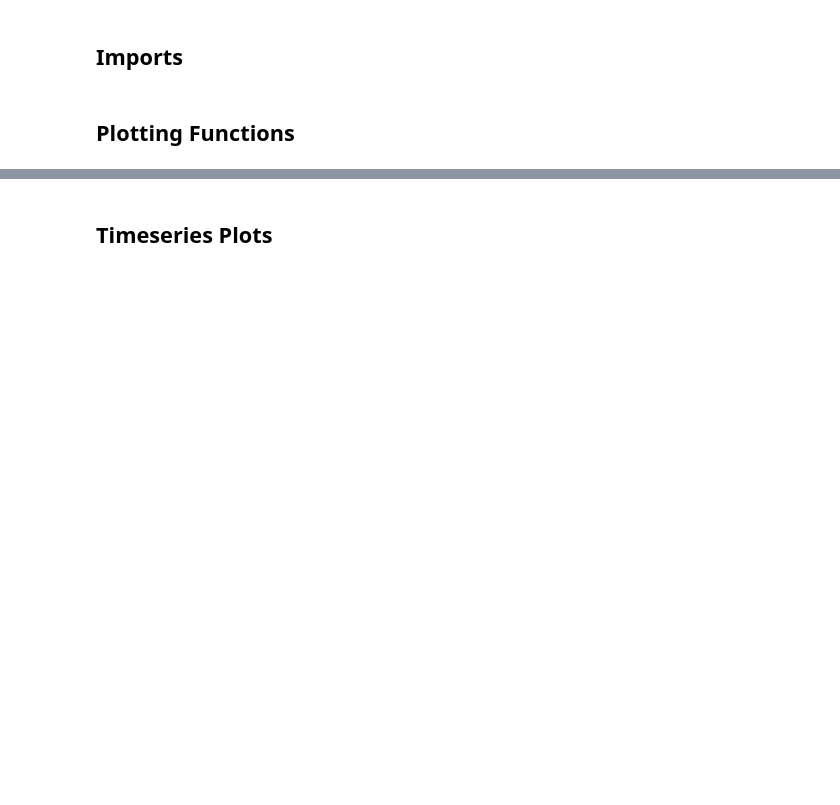
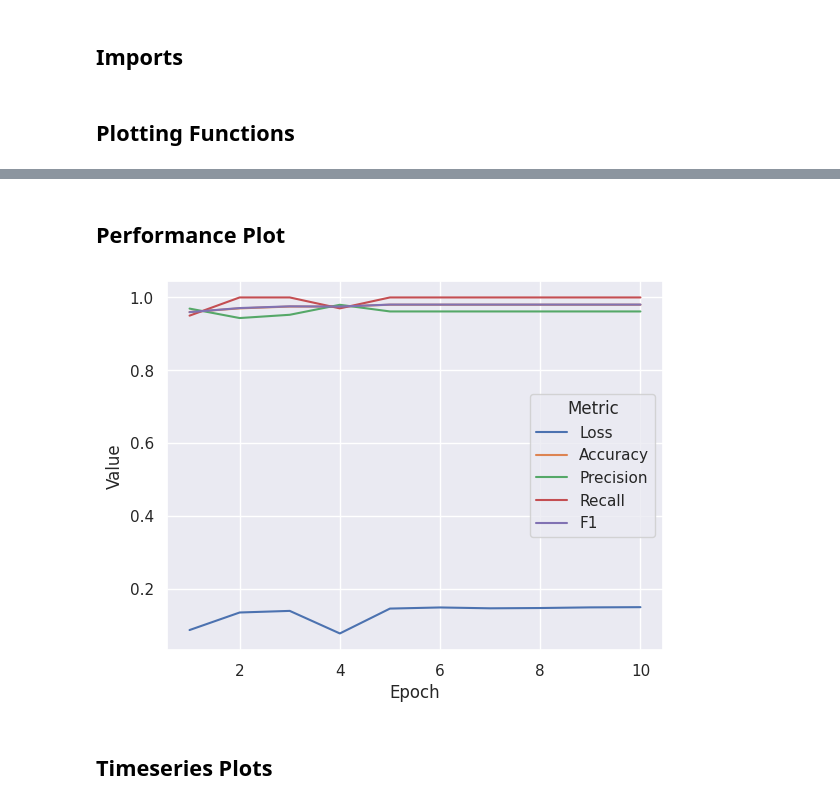
Before and after one commit to iSkytran/fljnlp, a Jupyter notebook: plot_generation.ipynb, the cells around one changed output, grey strips where cells are left out. Drawn from its saved outputs; the diff is of its cells as text; code cells hidden in the pictures; blank space fills up the shorter version.

```diff
--- a/plot_generation.ipynb
+++ b/plot_generation.ipynb
@@ -33,3 +86,9 @@ def smooth_plot(path: str, frac: float = 0.01, title: str | None = None):
+# %% [markdown]
+## Performance Plot
+# %%
+performance_plot("./models/checkpoint-1000/trainer_state.json")
+# %% [output]
+[figure, added]
 # %% [markdown]
 ## Timeseries Plots
 # %%
```
Also changed, not shown: parts of 9 cells of this notebook, 1 other file.
